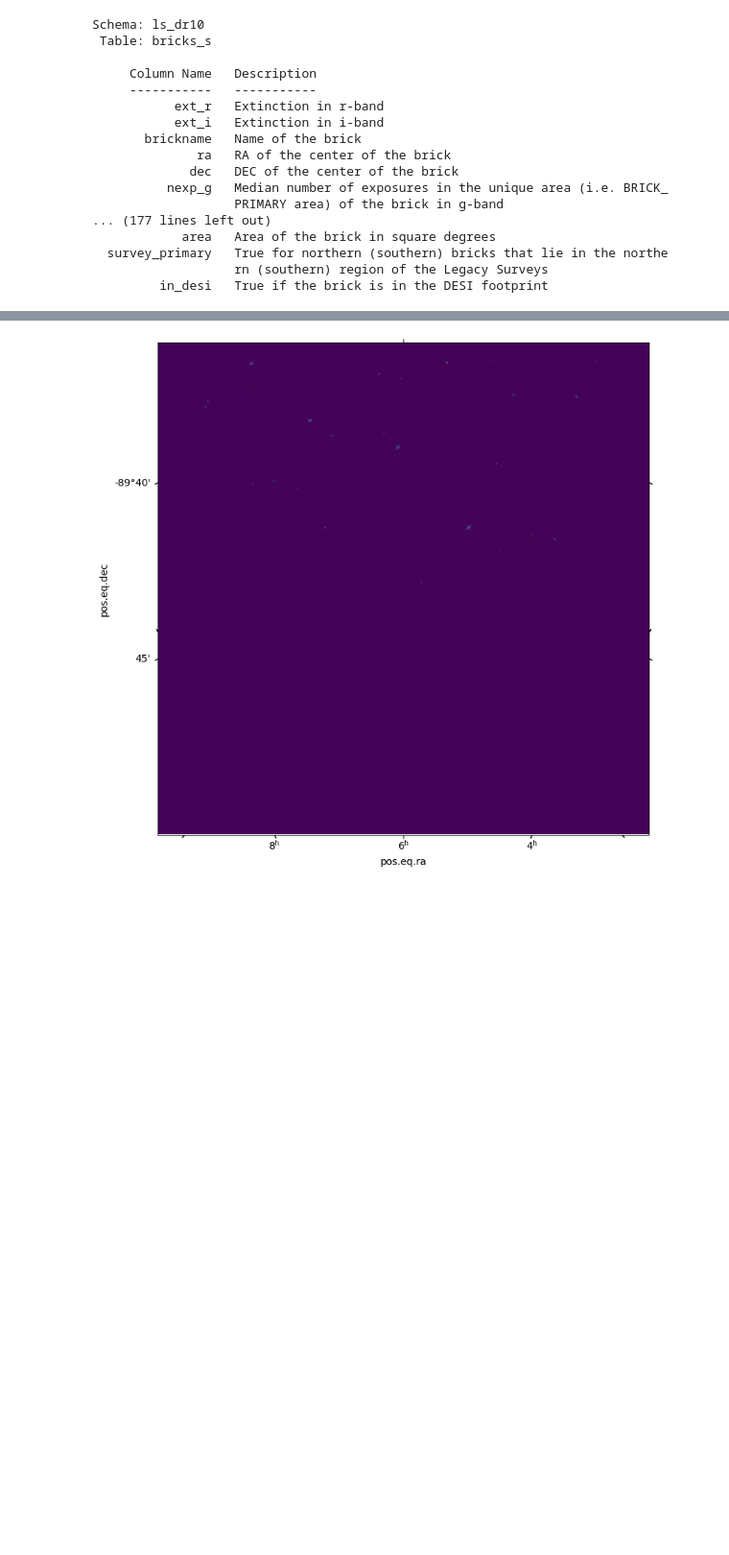
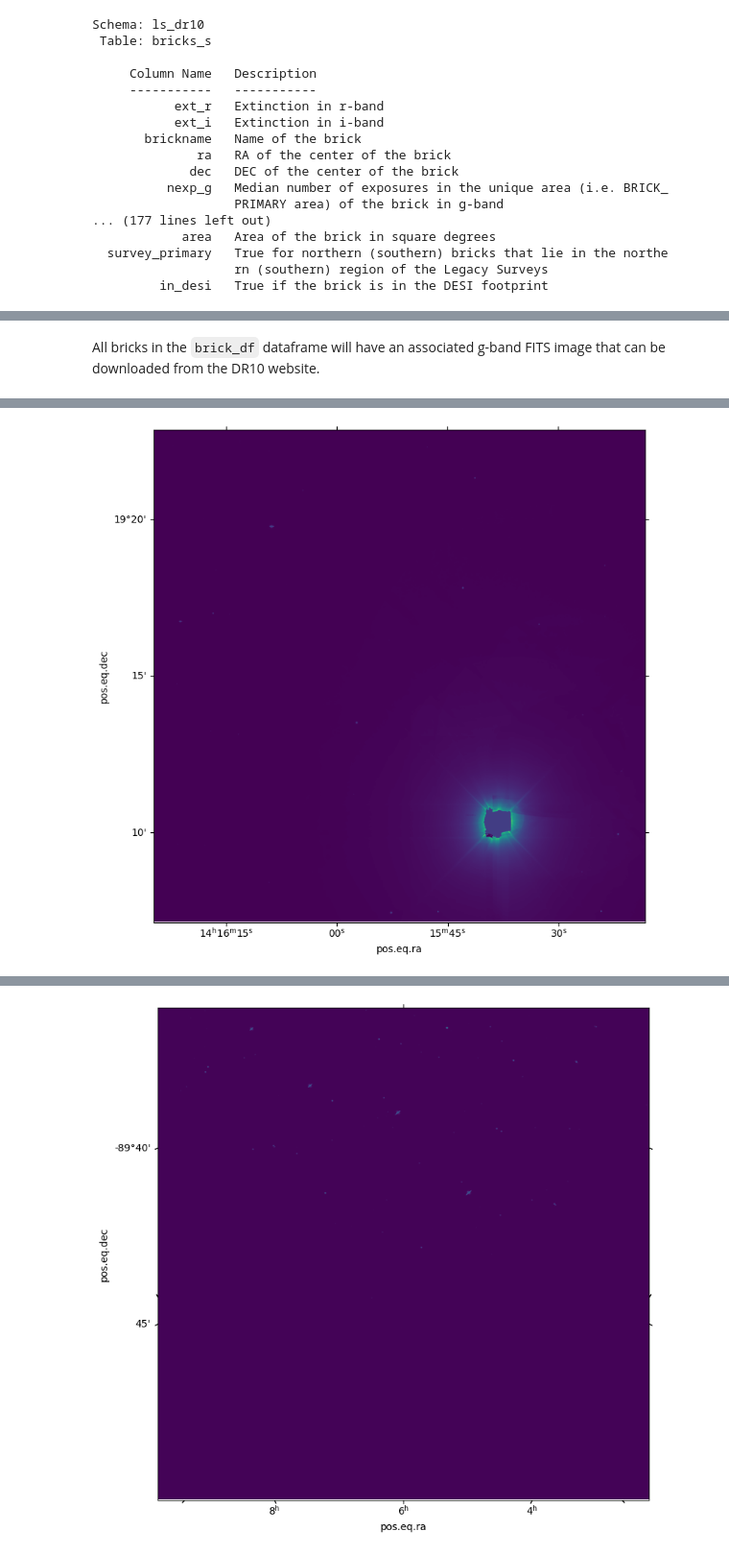
Before and after one commit to cyb0rb/WiFeS_Catalog, a Jupyter notebook: query_images.ipynb, the cells around one changed output, grey strips where cells are left out. Shown at 96% size. Drawn from its saved outputs; the diff is of its cells as text; code cells hidden in the pictures; blank space fills up the shorter version.

```diff
--- a/query_images.ipynb
+++ b/query_images.ipynb
@@ -235,0 +287,7 @@ brick_df
+# %% [markdown]
+All bricks in the `brick_df` dataframe will have an associated g-band FITS image that can be downloaded from the DR10 website.
+# %%
+arcturus = "2139p192"
+arc_head, arc_data = obtain_image(arcturus, "g", reset_cache=False)
+plot_image(arc_head, arc_data)
+# %% [output]
@@ -236,3 +296,4 @@ brick_df
+[figure, added]
 # %%
 def iterate_bricks(brick_df):
     """Iterate through a dataframe of brick names and generate the images from them
```
Also changed, not shown: parts of 11 cells of this notebook.
